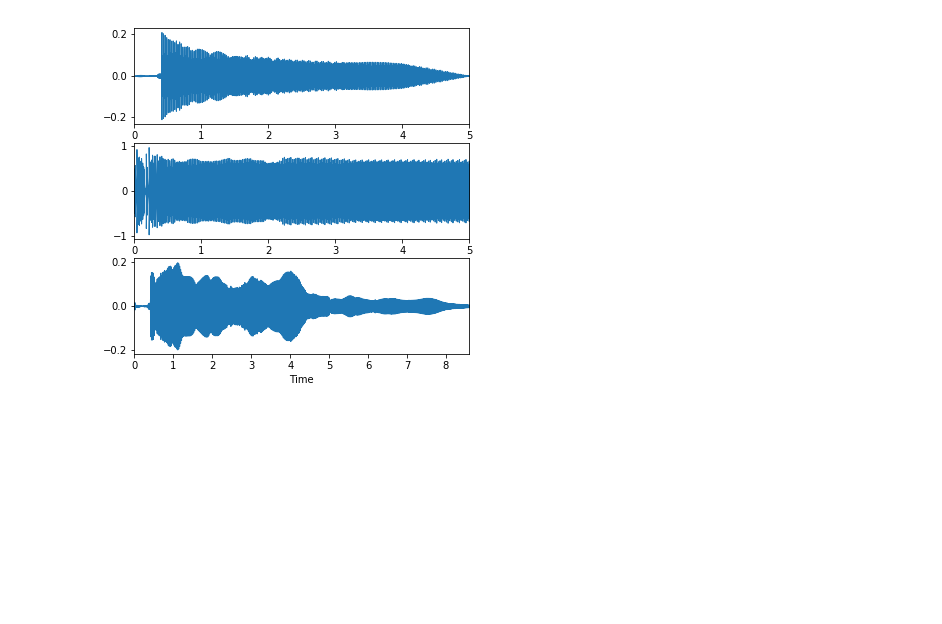
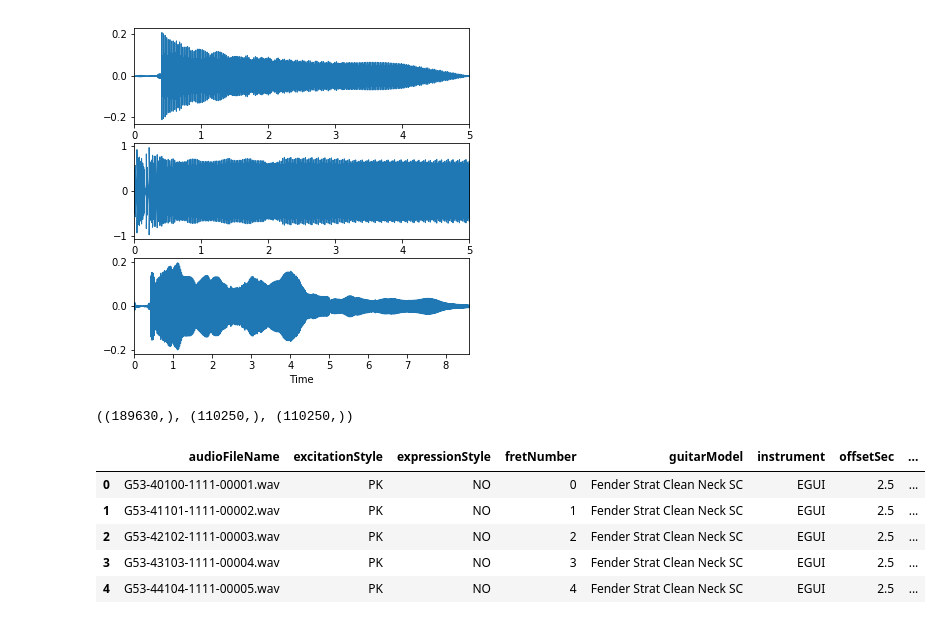
Before and after one commit to KrishNLP/soloact, a Jupyter notebook: DataAugmentation/data_augmentation_keras_generator.ipynb, the cells around one changed output. Saved outputs shown, nothing was run; the diff lists cells and outputs as text; code cells hidden in the pictures; blank space fills up the shorter version.

```diff
--- a/DataAugmentation/data_augmentation_keras_generator.ipynb
+++ b/DataAugmentation/data_augmentation_keras_generator.ipynb
@@ -47,3 +68,7 @@ display.waveplot(fx_fs)
 # %% [output]
 <matplotlib.collections.PolyCollection at 0x...>
 [figure]
+# %%
+fx_fs.shape, fx_dist.shape, y.shape # distortion retains shape
+# %% [output]
+((189630,), (110250,), (110250,))
@@ -49,0 +79,9 @@ display.waveplot(fx_fs)
+# %%
+all_files.head()
+# %% [output]
+|  | audioFileName | excitationStyle | expressionStyle | fretNumber | guitarModel | instrument | offsetSec | ... |
+| 0 | G53-40100-1111-00001.wav | PK | NO | 0 | Fender Strat Clean Neck SC | EGUI | 2.5 | ... |
+| 1 | G53-41101-1111-00002.wav | PK | NO | 1 | Fender Strat Clean Neck SC | EGUI | 2.5 | ... |
+| 2 | G53-42102-1111-00003.wav | PK | NO | 2 | Fender Strat Clean Neck SC | EGUI | 2.5 | ... |
+| 3 | G53-43103-1111-00004.wav | PK | NO | 3 | Fender Strat Clean Neck SC | EGUI | 2.5 | ... |
+| 4 | G53-44104-1111-00005.wav | PK | NO | 4 | Fender Strat Clean Neck SC | EGUI | 2.5 | ... |
```
Also changed, not shown: parts of 16 cells of this notebook, 1 other file.
